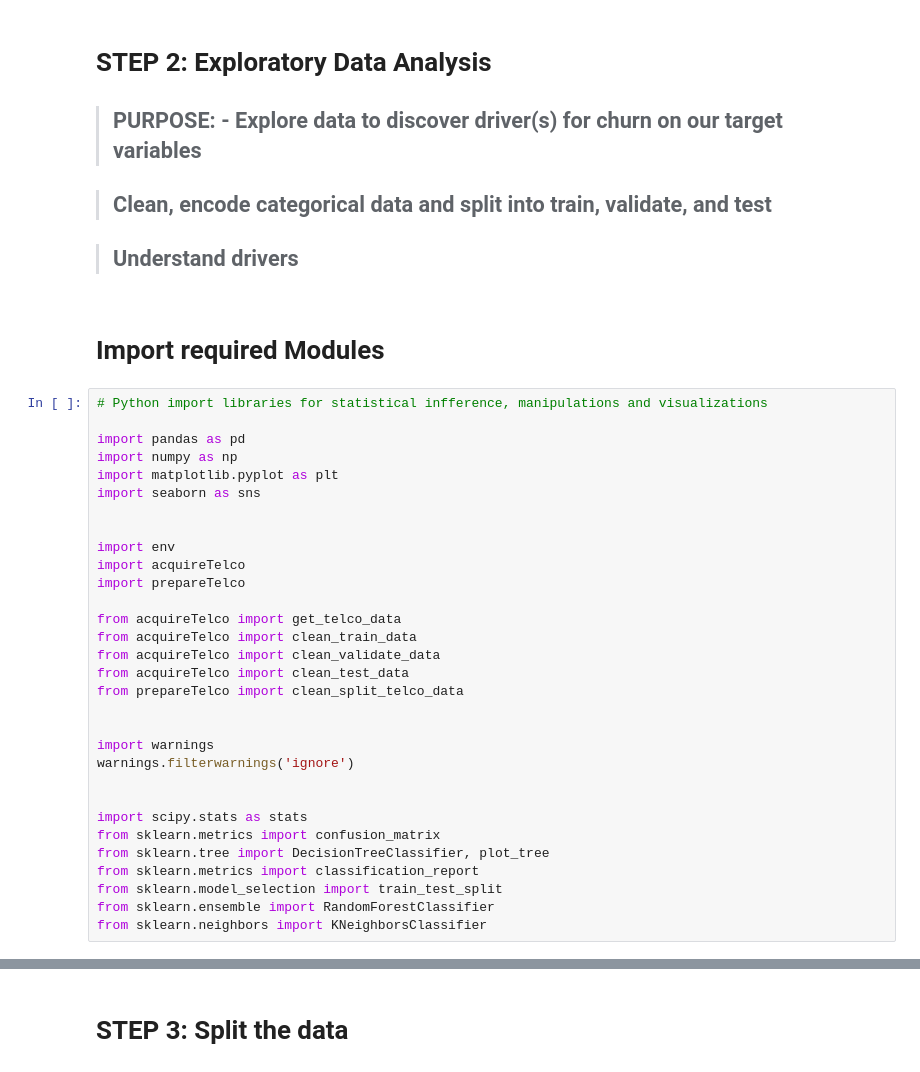
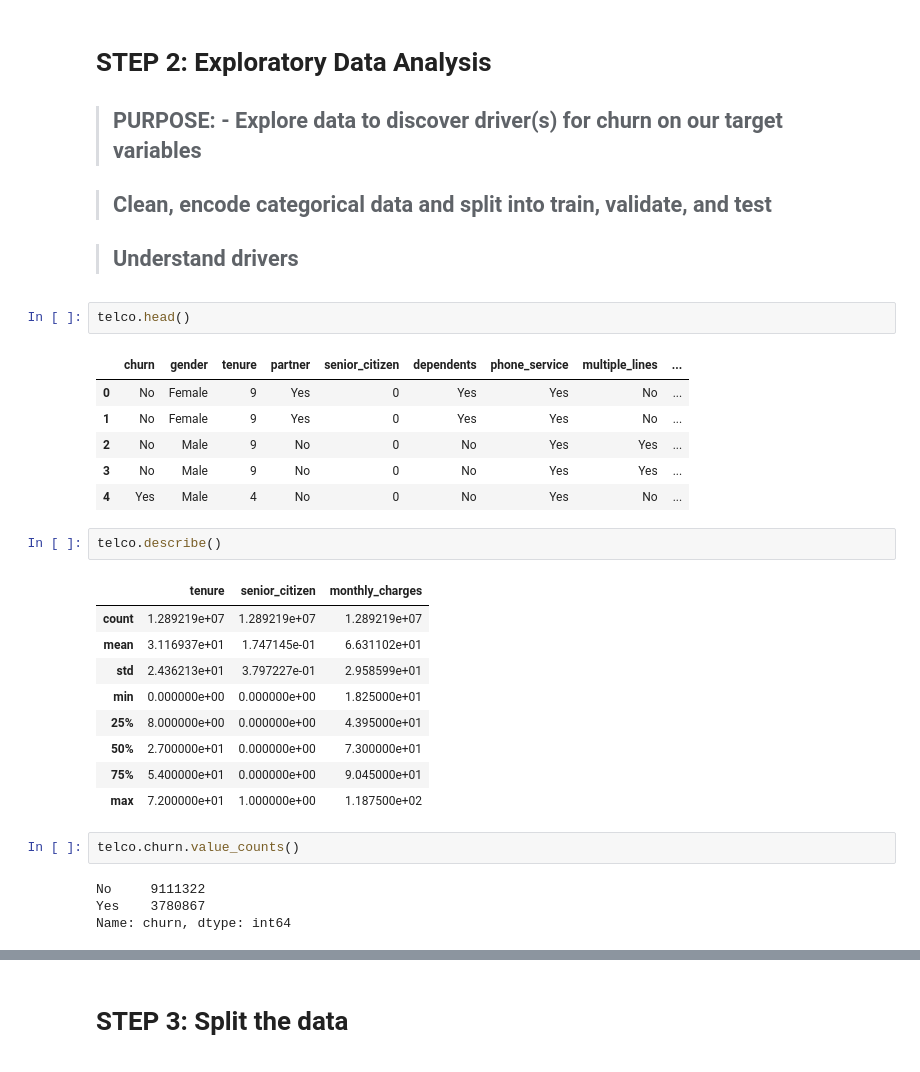
Before and after one commit to stephenkipkurui/classification-project, a Jupyter notebook: customer_churn_telcoco.ipynb, the cells around one changed output, grey strips where cells are left out. Cells and saved outputs as stored; diff of their text form.

Commit message:
Telco Company Customer Churn Report

```diff
--- a/customer_churn_telcoco.ipynb
+++ b/customer_churn_telcoco.ipynb
@@ -42,36 +75,30 @@ telco = acquireTelco.get_telco_data()
 
 
 >## Understand drivers
-# %% [markdown]
-# Import required Modules
-# %%
-# Python import libraries for statistical infference, manipulations and visualizations
-
-import pandas as pd
-import numpy as np
-import matplotlib.pyplot as plt
-import seaborn as sns
-
-
-import env
-import acquireTelco
-import prepareTelco
-
-from acquireTelco import get_telco_data
-from acquireTelco import clean_train_data
-from acquireTelco import clean_validate_data
-from acquireTelco import clean_test_data
-from prepareTelco import clean_split_telco_data
-
-
-import warnings
-warnings.filterwarnings('ignore')
-
-
-import scipy.stats as stats
-from sklearn.metrics import confusion_matrix
-from sklearn.tree import DecisionTreeClassifier, plot_tree
-from sklearn.metrics import classification_report
-from sklearn.model_selection import train_test_split
-from sklearn.ensemble import RandomForestClassifier
-from sklearn.neighbors import KNeighborsClassifier
+# %%
+telco.head()
+# %% [output]
+|  | churn | gender | tenure | partner | senior_citizen | dependents | phone_service | multiple_lines | ... |
+| 0 | No | Female | 9 | Yes | 0 | Yes | Yes | No | ... |
+| 1 | No | Female | 9 | Yes | 0 | Yes | Yes | No | ... |
+| 2 | No | Male | 9 | No | 0 | No | Yes | Yes | ... |
+| 3 | No | Male | 9 | No | 0 | No | Yes | Yes | ... |
+| 4 | Yes | Male | 4 | No | 0 | No | Yes | No | ... |
+# %%
+telco.describe()
+# %% [output]
+|  | tenure | senior_citizen | monthly_charges |
+| count | 1.289219e+07 | 1.289219e+07 | 1.289219e+07 |
+| mean | 3.116937e+01 | 1.747145e-01 | 6.631102e+01 |
+| std | 2.436213e+01 | 3.797227e-01 | 2.958599e+01 |
+| min | 0.000000e+00 | 0.000000e+00 | 1.825000e+01 |
+| 25% | 8.000000e+00 | 0.000000e+00 | 4.395000e+01 |
+| 50% | 2.700000e+01 | 0.000000e+00 | 7.300000e+01 |
+| 75% | 5.400000e+01 | 0.000000e+00 | 9.045000e+01 |
+| max | 7.200000e+01 | 1.000000e+00 | 1.187500e+02 |
+# %%
+telco.churn.value_counts()
+# %% [output]
+No     9111322
+Yes    3780867
+Name: churn, dtype: int64
```
Also changed, not shown: parts of 20 cells of this notebook.
